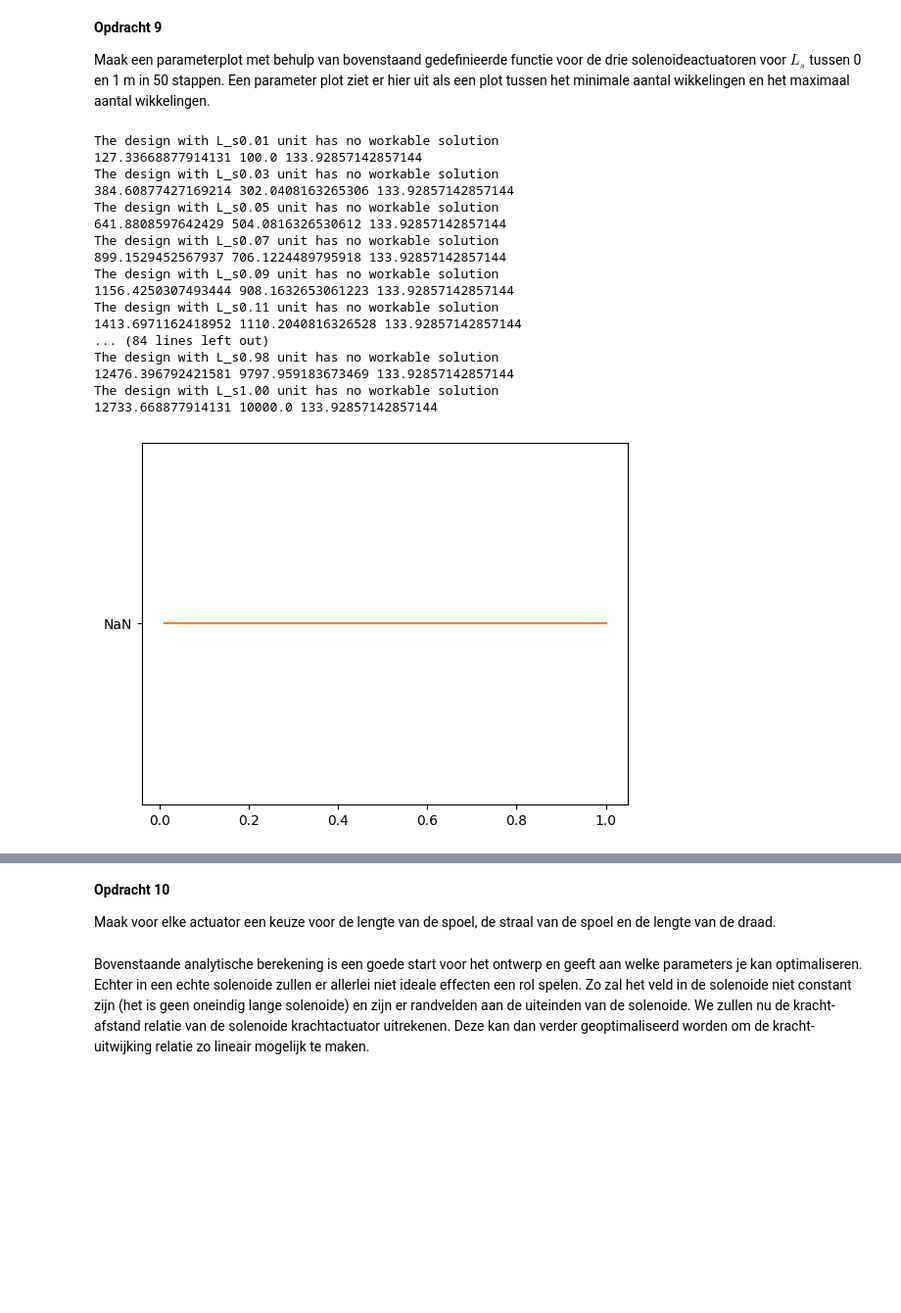
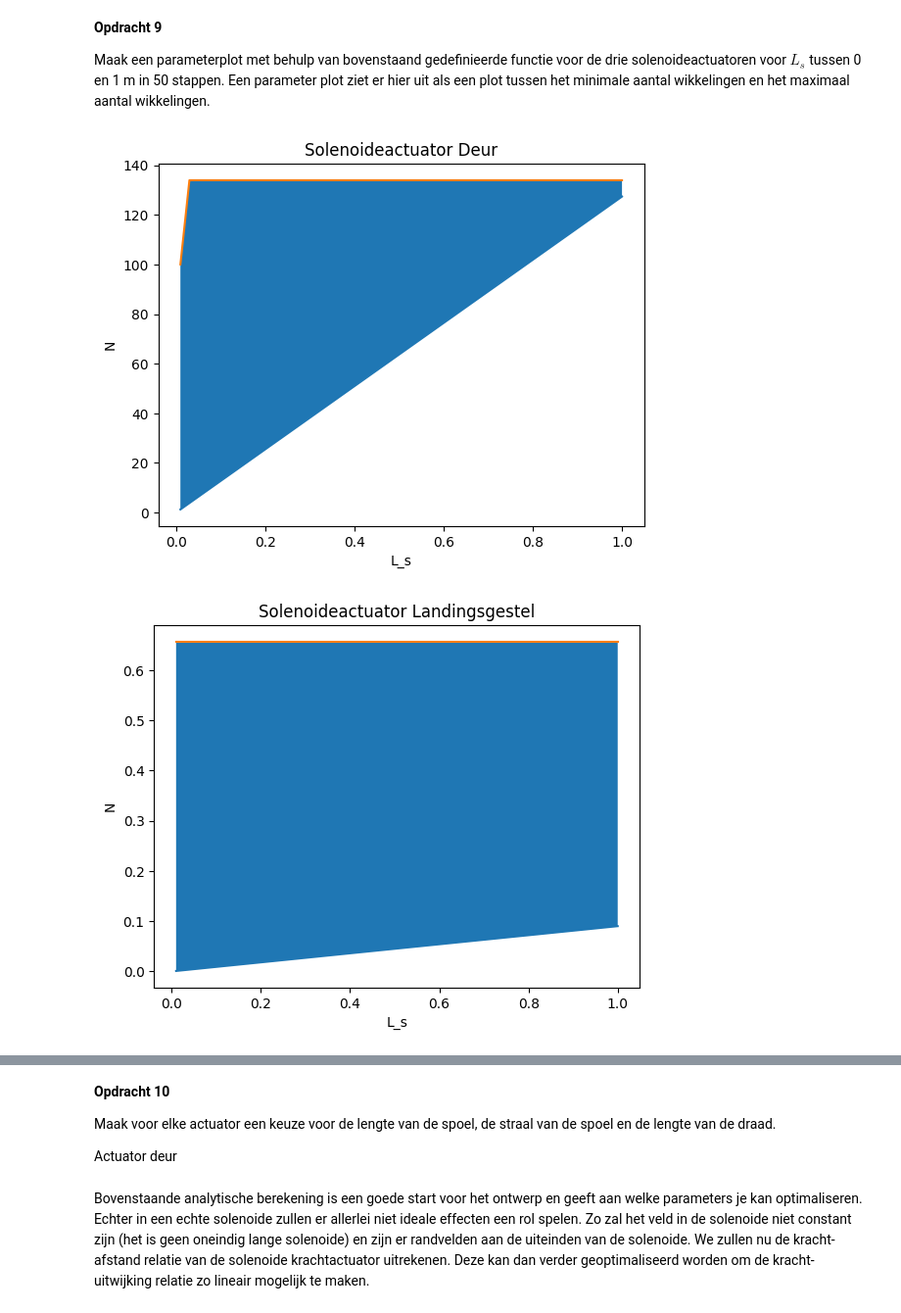
Before and after one commit to DavantePES/Def-D, a Jupyter notebook: DigitaleOntwerpopdrachten/2KrachtActuatorOpdracht/KrachtactuatorOpdracht.ipynb, the cells around one changed output, grey strips where cells are left out. Shown at 98% size. Cells and saved outputs as stored; diff of their text form; code cells hidden in the pictures; blank space fills up the shorter version.

```diff
--- a/DigitaleOntwerpopdrachten/2KrachtActuatorOpdracht/KrachtactuatorOpdracht.ipynb
+++ b/DigitaleOntwerpopdrachten/2KrachtActuatorOpdracht/KrachtactuatorOpdracht.ipynb
@@ -178,7 +180,7 @@ Plaats in deze cel een png met jullie eventuele analytische uitwerkingen.
 ###
 
 def maximale_draadlengte(V, I, r):
-    A = np.pi * r**2
+    A = np.pi*r**2
     R = V / I
     L = R * A / rho
     return L
@@ -199,10 +201,10 @@ r_draad_bed = 0.2 / 1000 / 2 # 0.2 mm diameter -> straal
 rho = 1.68*10**(-8)
 
 L_max_deur = maximale_draadlengte(V_deur, I_deur, r_draad_deur)
-L_max_landingsgestel = maximale_draadlengte(V_landingsgestel, I_landingsgestel, r_draad_landingsgestel)
+L_max_plane = maximale_draadlengte(V_landingsgestel, I_landingsgestel, r_draad_landingsgestel)
 L_max_bed = maximale_draadlengte(V_bed, I_bed, r_draad_bed)
 print(f"Maximale draadlengte deur: {L_max_deur:.2f} m")
-print(f"Maximale draadlengte landingsgestel: {L_max_landingsgestel:.2f} m")
+print(f"Maximale draadlengte landingsgestel: {L_max_plane:.2f} m")
 print(f"Maximale draadlengte ziekenhuisbed: {L_max_bed:.2f} m")
 # %% [output]
 Maximale draadlengte deur: 8.41 m
@@ -271,10 +256,10 @@ import math
 mu_0 = 4*np.pi*10**-7
 mu_r = 5000 # (ijzer, relatieve permeabiliteit)
 
-def aantal_wikkelingen(F, L_s, r_s, r_d, I, L_draad):
+def aantal_wikkelingen(F, L_s, r_s, r_d, I, L_draad, z_p):
     # Voeg hieronder de formules voor het maximum en minimum aantal wikkelingen.
     A = np.pi*r_s**2
-    N_min = np.sqrt((2*F*L_s**2)/(mu_0*I**2*A*(mu_r - 1)))
+    N_min = np.sqrt((F*(L_s+z_p*((1/mu_r)-1))**2)/(np.pi*r_s**2*mu_0*I**2*(1-(1/mu_r))))
 
     # 2. Fysiek maximaal mogelijke wikkelingen door de lengte van de solenoide en draaddikte
 
@@ -282,7 +267,7 @@ def aantal_wikkelingen(F, L_s, r_s, r_d, I, L_draad):
 
     # 3. Fysiek maximaal mogelijke wikkelingen door de draadlengte en straal van de solenoide
 
-    omtrek = 2*np.pi*(r_s)
+    omtrek = 2*np.pi*r_s
 
     N_max_2 = L_draad/omtrek
 
@@ -323,49 +308,65 @@ V_bed = 20         # V
 
 # waarden landingsgestel
 F_plane = 75000       # N
 r_s_plane = 1.7       # m
 r_d_plane = 1.5e-3/2  # m
 I_plane = 180         # A
 V_plane = 12          # V
 
 # waarden deur
 F_deur = 40           # N
 r_s_deur = 0.01       # m
 r_d_deur = 0.1e-3/2   # m
 I_deur = 0.5          # A
 V_deur = 9            # V
 
 
 Ls_values = np.linspace(0.01, 1, 50)  # m
 
+# We vullen voor z_p de waarde van L_s in.
 
 # Deur
 N_min_deur = []
 N_max_deur = []
 for L_s in Ls_values:
-    N_min, N_max = aantal_wikkelingen(F_deur, L_s, r_s_deur, r_d_deur, I_deur, L_max_deur)
+    N_min, N_max = aantal_wikkelingen(F_deur, L_s, r_s_deur, r_d_deur, I_deur, L_max_deur, L_s)
     N_min_deur.append(N_min)
     N_max_deur.append(N_max)
 plt.fill_between(Ls_values, N_min_deur, N_max_deur, label="Deur")
 plt.plot(Ls_values, N_min_deur)
 plt.plot(Ls_values, N_max_deur)
+plt.title("Solenoideactuator Deur")
+plt.xlabel("L_s")
+plt.ylabel("N")
 plt.show()
+
+N_min_plane = []
+N_max_plane = []
+for L_s in Ls_values:
+    N_min, N_max = aantal_wikkelingen(F_plane, L_s, r_s_plane, r_d_plane, I_plane, L_max_plane, L_s)
+    N_min_plane.append(N_min)
+    N_max_plane.append(N_max)
+plt.fill_between(Ls_values, N_min_plane, N_max_plane, label="Plane")
+plt.plot(Ls_values, N_min_plane)
+plt.plot(Ls_values, N_max_plane)
+plt.xlabel("L_s")
+plt.ylabel("N")
+plt.title("Solenoideactuator Landingsgestel")
+plt.show()
+
+N_min_bed = []
+N_max_bed = []
+for L_s in Ls_values:
+    N_min, N_max = aantal_wikkelingen(F_bed, L_s, r_s_bed, r_d_bed, I_bed, L_max_bed, L_s)
+    N_min_bed.append(N_min)
+    N_max_bed.append(N_max)
+plt.fill_between(Ls_values, N_min_bed, N_max_bed, label="Deur")
+plt.plot(Ls_values, N_min_bed)
+plt.plot(Ls_values, N_max_bed)
+plt.xlabel("L_s")
+plt.ylabel("N")
+plt.title("Solenoideactuator Ziekenhuisbed ")
+plt.show()
 # %% [output]
-The design with L_s0.01 unit has no workable solution
-127.33668877914131 100.0 133.92857142857144
-The design with L_s0.03 unit has no workable solution
-384.60877427169214 302.0408163265306 133.92857142857144
-The design with L_s0.05 unit has no workable solution
-641.8808597642429 504.0816326530612 133.92857142857144
-The design with L_s0.07 unit has no workable solution
-899.1529452567937 706.1224489795918 133.92857142857144
-The design with L_s0.09 unit has no workable solution
-1156.4250307493444 908.1632653061223 133.92857142857144
-The design with L_s0.11 unit has no workable solution
-1413.6971162418952 1110.2040816326528 133.92857142857144
-... (84 lines left out)
-The design with L_s0.98 unit has no workable solution
-12476.396792421581 9797.959183673469 133.92857142857144
-The design with L_s1.00 unit has no workable solution
-12733.668877914131 10000.0 133.92857142857144
-[figure, old version]
+[figure, new version]
+[figure, added]
@@ -373,6 +375,8 @@ The design with L_s1.00 unit has no workable solution
 **Opdracht 10**
 
 Maak voor elke actuator een keuze voor de lengte van de spoel, de straal van de spoel en de lengte van de draad.
+
+Actuator deur
 # %% [markdown]
 Bovenstaande analytische berekening is een goede start voor het ontwerp en geeft aan welke parameters je kan optimaliseren. Echter in een echte solenoide zullen er allerlei niet ideale effecten een rol spelen. Zo zal het veld in de solenoide niet constant zijn (het is geen oneindig lange solenoide) en zijn er randvelden aan de uiteinden van de solenoide. We zullen nu de kracht-afstand relatie van de solenoide krachtactuator uitrekenen. Deze kan dan verder geoptimaliseerd worden om de kracht-uitwijking relatie zo lineair mogelijk te maken.
 # %% [markdown]
```
Also changed, not shown: parts of 4 cells of this notebook, 2 other files.
